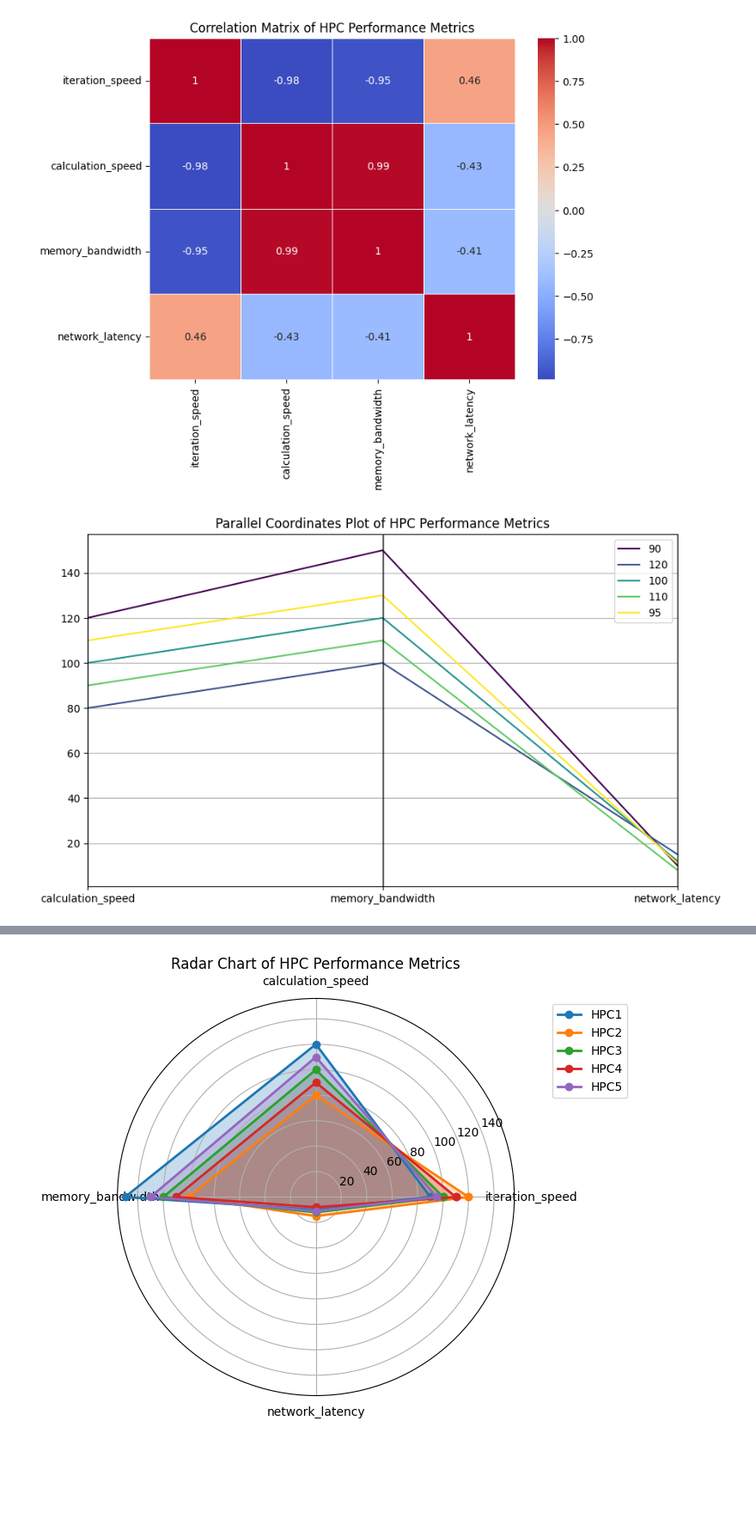
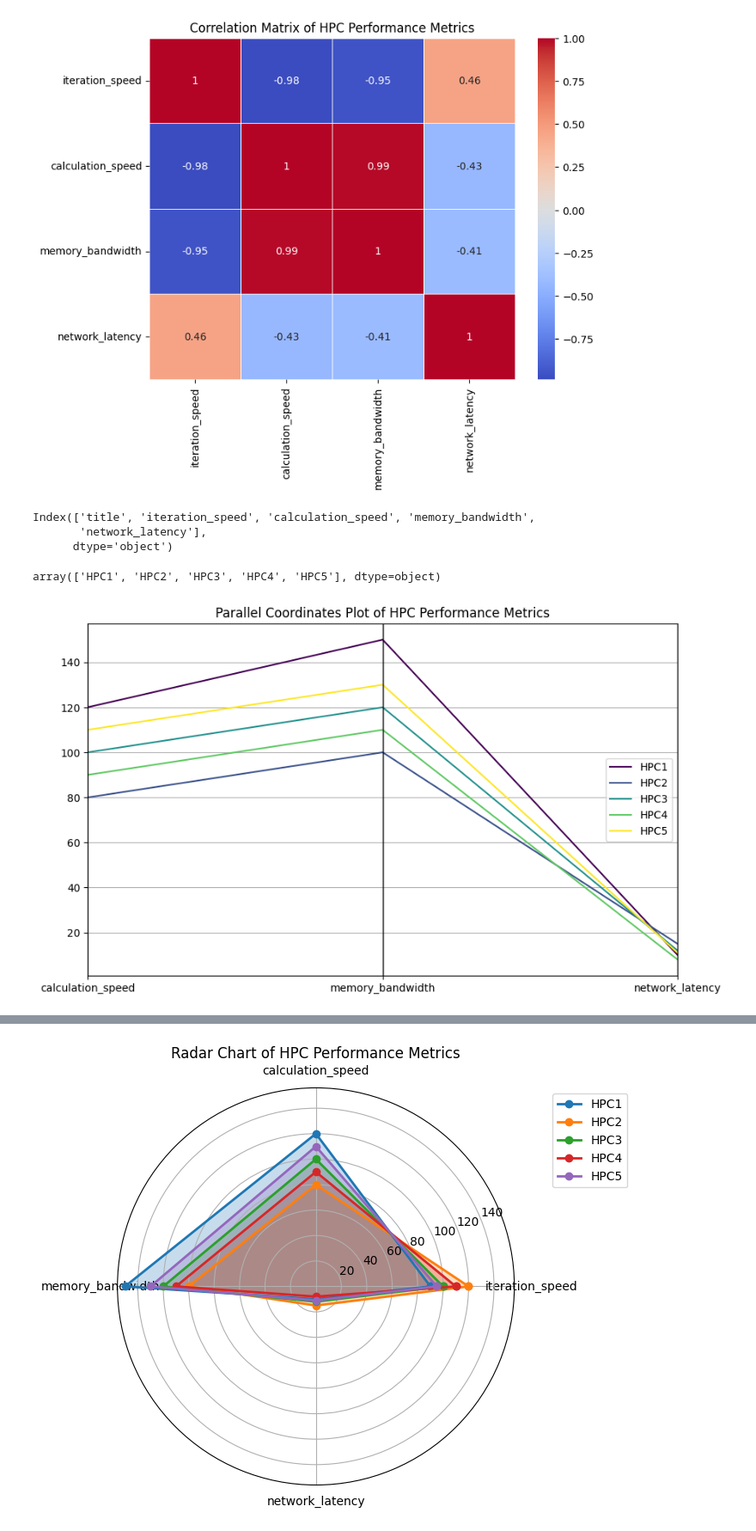
Before and after one commit to skills-cogrammar/NTCA, a Jupyter notebook: DS/GitHub Workshops/Workshop 9/HPC_advanced.ipynb, the cells around one changed output, grey strips where cells are left out. Shown: that part at 86% size. Saved outputs shown, nothing was run; the diff lists cells and outputs as text; code cells hidden in the pictures; blank space fills up the shorter version.

```diff
--- a/DS/GitHub Workshops/Workshop 9/HPC_advanced.ipynb
+++ b/DS/GitHub Workshops/Workshop 9/HPC_advanced.ipynb
@@ -14,5 +14,7 @@ hpc_data = {
     'HPC5': {'iteration_speed': 95, 'calculation_speed': 110, 'memory_bandwidth': 130, 'network_latency': 11}
 }
 # %%
-# Convert HPC data to a DataFrame
+# Convert HPC data to a DataFrame with id
 df = pd.DataFrame.from_dict(hpc_data, orient='index')
+df = df.rename_axis('title').reset_index()
+df.head()
@@ -40,11 +58,25 @@ plt.title('Correlation Matrix of HPC Performance Metrics')
 plt.show()
 # %% [output]
 [figure]
+# %%
+df.columns
+# %% [output]
+Index(['title', 'iteration_speed', 'calculation_speed', 'memory_bandwidth',
+       'network_latency'],
+      dtype='object')
+# %%
+titles = df['title'].unique()
+titles
+# %% [output]
+array(['HPC1', 'HPC2', 'HPC3', 'HPC4', 'HPC5'], dtype=object)
 # %%
 # Parallel coordinates plot
 plt.figure(figsize=(10, 6))
-pd.plotting.parallel_coordinates(df, 'iteration_speed', colormap='viridis')
+pd.plotting.parallel_coordinates(df.iloc[:,1:], 'iteration_speed', colormap='viridis')
 plt.title('Parallel Coordinates Plot of HPC Performance Metrics')
+
+plt.legend(df['title'], loc='center right')
+
 plt.show()
 # %% [output]
-[figure, old version]
+[figure, new version]
```
Also changed, not shown: parts of 6 cells of this notebook, 5 other files.
